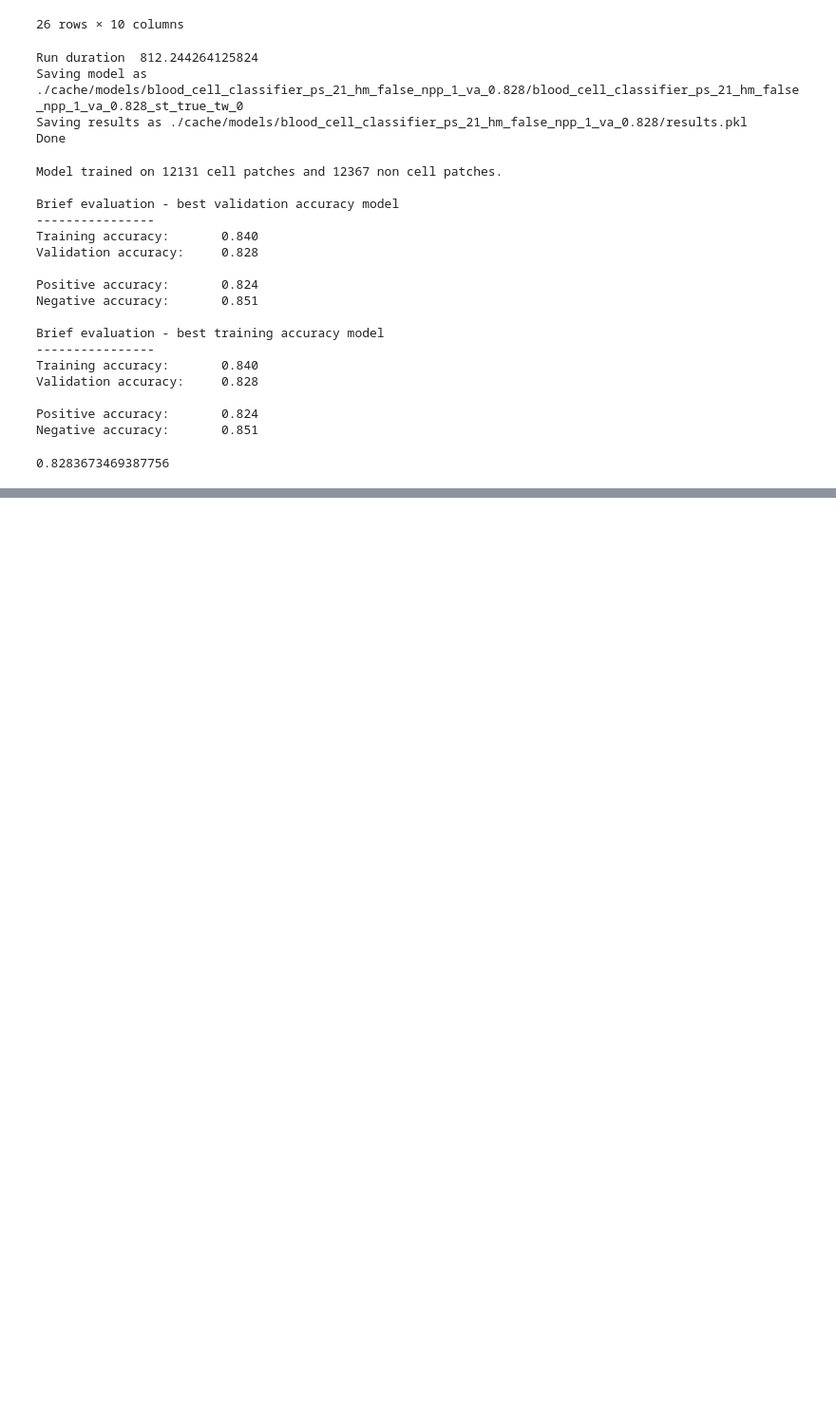
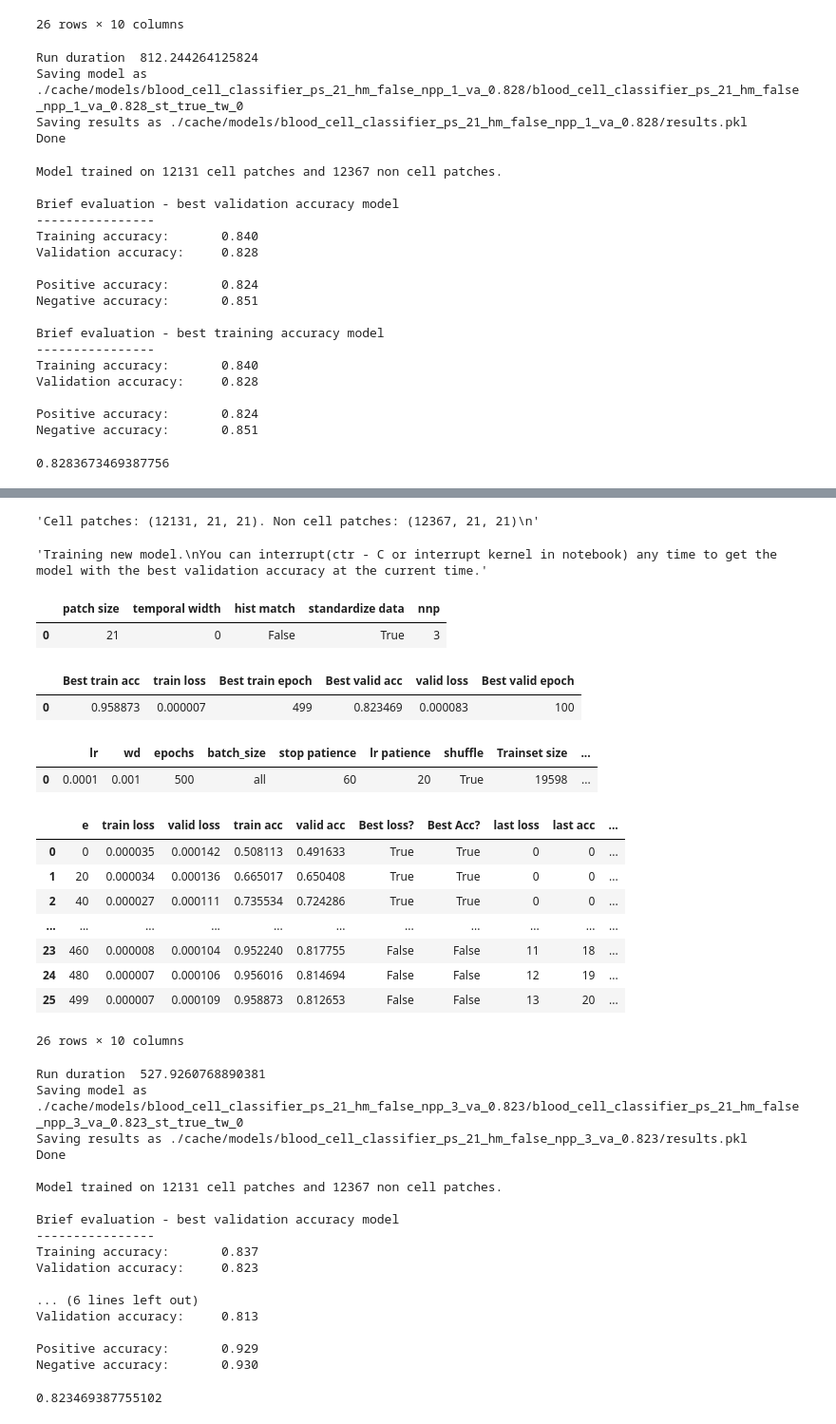
Before and after one commit to cchadj/cell-tracking-ucl-thesis, a Jupyter notebook: train-model-minimal.ipynb, the cells around one changed output, grey strips where cells are left out. Shown: that part at 95% size. Saved outputs shown, nothing was run; the diff lists cells and outputs as text; code cells hidden in the pictures; blank space fills up the shorter version.

```diff
--- a/train-model-minimal.ipynb
+++ b/train-model-minimal.ipynb
@@ -2381,0 +2447,50 @@ Negative accuracy:       0.851
+# %%
+model, results = train_model_demo(
+                 patch_size=21,
+                 temporal_width=0,
+                 do_hist_match=False,
+                 n_negatives_per_positive=3,
+                 standardize_dataset=True,
+
+                 video_sessions = video_sessions_registered,
+                 train_params=deepcopy(train_params),
+                 try_load_data_from_cache=False,
+                 try_load_model_from_cache=False,
+                )
+results.best_valid_accuracy
+# %% [output]
+'Cell patches: (12131, 21, 21). Non cell patches: (12367, 21, 21)\n'
+'Training new model.\nYou can interrupt(ctr - C or interrupt kernel in notebook) any time to get the model with the best validation accuracy at the current time.'
+|  | patch size | temporal width | hist match | standardize data | nnp |
+| 0 | 21 | 0 | False | True | 3 |
+|  | Best train acc | train loss | Best train epoch | Best valid acc | valid loss | Best valid epoch |
+| 0 | 0.958873 | 0.000007 | 499 | 0.823469 | 0.000083 | 100 |
+|  | lr | wd | epochs | batch_size | stop patience | lr patience | shuffle | Trainset size | ... |
+| 0 | 0.0001 | 0.001 | 500 | all | 60 | 20 | True | 19598 | ... |
+|  | e | train loss | valid loss | train acc | valid acc | Best loss? | Best Acc? | last loss | last acc | ... |
+| 0 | 0 | 0.000035 | 0.000142 | 0.508113 | 0.491633 | True | True | 0 | 0 | ... |
+| 1 | 20 | 0.000034 | 0.000136 | 0.665017 | 0.650408 | True | True | 0 | 0 | ... |
+| 2 | 40 | 0.000027 | 0.000111 | 0.735534 | 0.724286 | True | True | 0 | 0 | ... |
+| ... | ... | ... | ... | ... | ... | ... | ... | ... | ... | ... |
+| 23 | 460 | 0.000008 | 0.000104 | 0.952240 | 0.817755 | False | False | 11 | 18 | ... |
+| 24 | 480 | 0.000007 | 0.000106 | 0.956016 | 0.814694 | False | False | 12 | 19 | ... |
+| 25 | 499 | 0.000007 | 0.000109 | 0.958873 | 0.812653 | False | False | 13 | 20 | ... |
+26 rows × 10 columns
+Run duration  527.9260768890381
+Saving model as ./cache/models/blood_cell_classifier_ps_21_hm_false_npp_3_va_0.823/blood_cell_classifier_ps_21_hm_false_npp_3_va_0.823_st_true_tw_0
+Saving results as ./cache/models/blood_cell_classifier_ps_21_hm_false_npp_3_va_0.823/results.pkl
+Done
+
+Model trained on 12131 cell patches and 12367 non cell patches.
+
+Brief evaluation - best validation accuracy model
+----------------
+Training accuracy:       0.837
+Validation accuracy:     0.823
+
+... (6 lines left out)
+Validation accuracy:     0.813
+
+Positive accuracy:       0.929
+Negative accuracy:       0.930
+0.823469387755102
```
Also changed, not shown: parts of 6 cells of this notebook.
